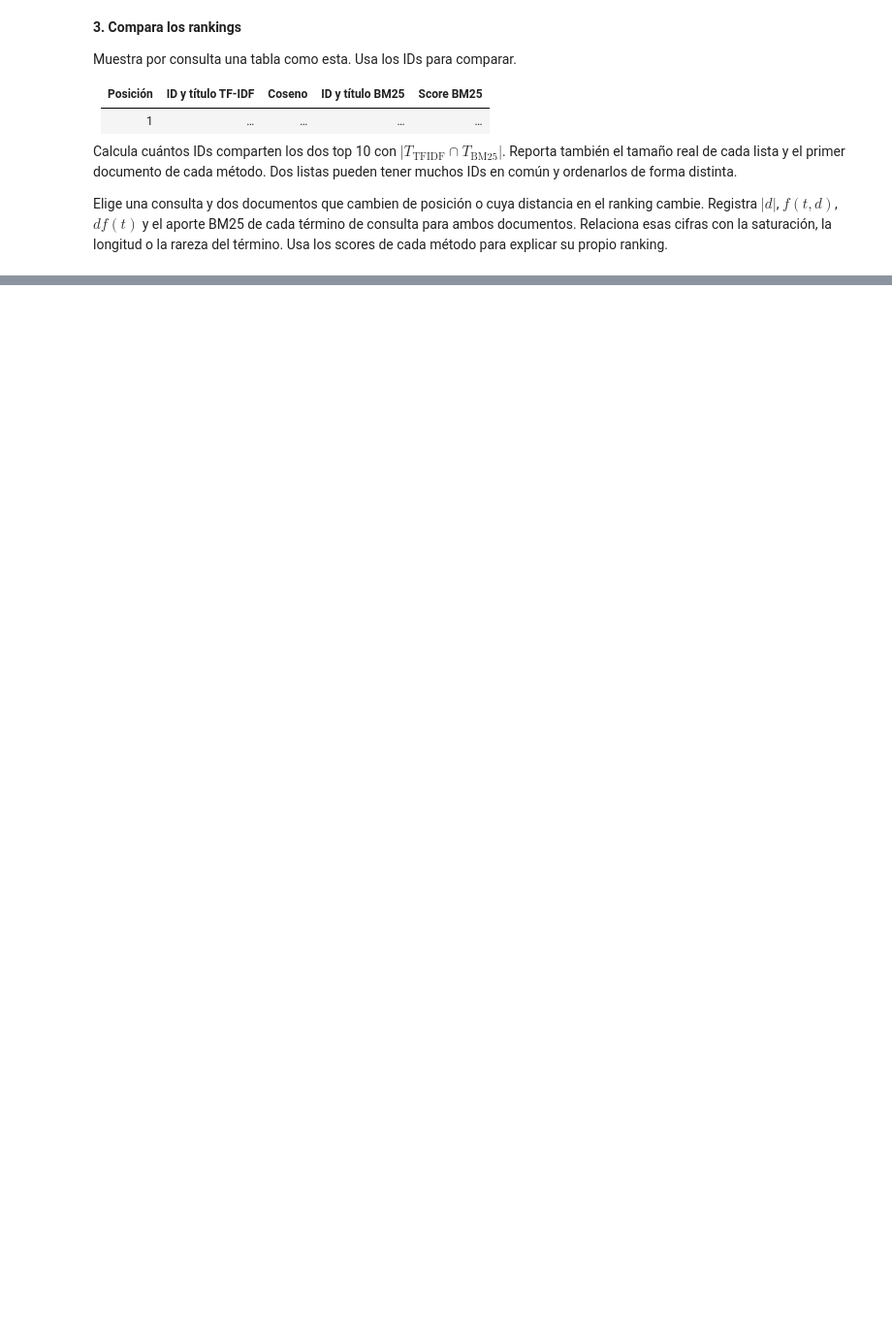
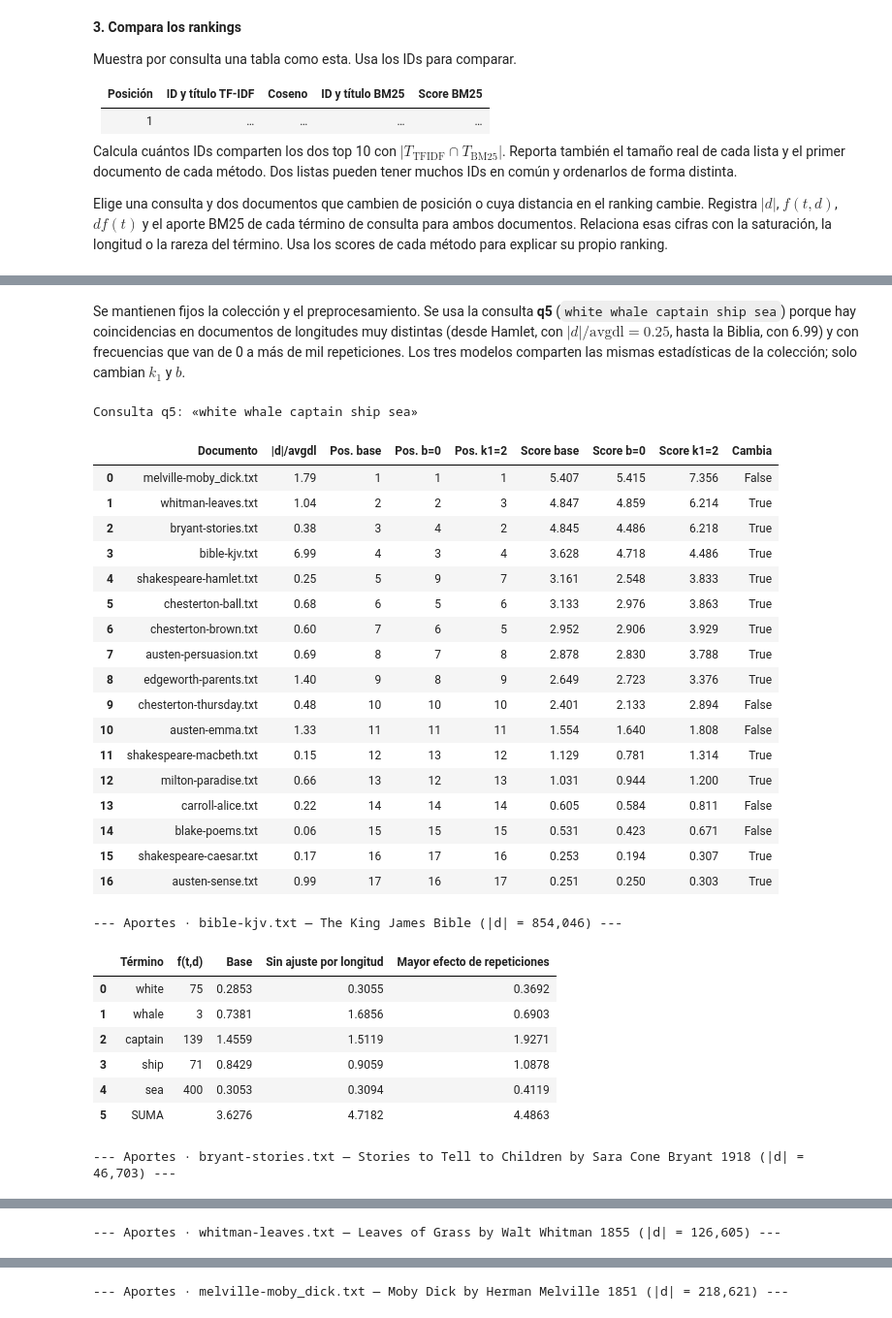
Before and after one commit to Josefu-zero/TAREAS_RECUPERACION_DE_INFO, a Jupyter notebook: 04ModeloProbabilístico/04_bm25.ipynb, the cells around one changed output, grey strips where cells are left out. Shown at 97% size. Saved outputs shown, nothing was run; the diff lists cells and outputs as text; code cells hidden in the pictures; blank space fills up the shorter version.

```diff
--- a/04ModeloProbabilístico/04_bm25.ipynb
+++ b/04ModeloProbabilístico/04_bm25.ipynb
@@ -51,0 +583,77 @@ Muestra las posiciones de los mismos documentos en las tres configuraciones. Si
+# %% [markdown]
+Se mantienen fijos la colección y el preprocesamiento. Se usa la consulta **q5** (`white whale captain ship sea`) porque hay coincidencias en documentos de longitudes muy distintas (desde Hamlet, con $|d|/\text{avgdl}=0.25$, hasta la Biblia, con 6.99) y con frecuencias que van de 0 a más de mil repeticiones. Los tres modelos comparten las mismas estadísticas de la colección; solo cambian $k_1$ y $b$.
+# %%
+# ---- Efecto de k1 y b: colección y preprocesamiento fijos ----
+consulta_par = "q5"
+toks_par = consultas_tokens[consulta_par]
+configs = {
+    "Base (k1=1.2, b=0.75)":              bm25.con_parametros(1.2, 0.75),
+    "Sin ajuste por longitud (b=0)":      bm25.con_parametros(1.2, 0.00),
+    "Mayor efecto de repeticiones (k1=2)": bm25.con_parametros(2.0, 0.75),
+}
+rankings = {n: m.search(toks_par, top_k=N) for n, m in configs.items()}
+posiciones = {n: {d: i + 1 for i, (d, _) in enumerate(r)} for n, r in rankings.items()}
+puntajes = {n: dict(r) for n, r in rankings.items()}
+
+nombres = list(configs)
+orden_base = [d for d, _ in rankings[nombres[0]]]
+tabla_pos = pd.DataFrame({
+    "Documento": orden_base,
+    "|d|/avgdl": [round(bm25.doc_len[d] / bm25.avgdl, 2) for d in orden_base],
+    "Pos. base": [posiciones[nombres[0]][d] for d in orden_base],
+    "Pos. b=0": [posiciones[nombres[1]][d] for d in orden_base],
+    "Pos. k1=2": [posiciones[nombres[2]][d] for d in orden_base],
+    "Score base": [round(puntajes[nombres[0]][d], 3) for d in orden_base],
+    "Score b=0": [round(puntajes[nombres[1]][d], 3) for d in orden_base],
+    "Score k1=2": [round(puntajes[nombres[2]][d], 3) for d in orden_base],
+})
+tabla_pos["Cambia"] = (tabla_pos["Pos. base"] != tabla_pos["Pos. b=0"]) | (tabla_pos["Pos. base"] != tabla_pos["Pos. k1=2"])
+print(f"Consulta {consulta_par}: «{consultas[consulta_par][0]}»")
+display(tabla_pos)
+
+# Aportes por término de documentos seleccionados en las tres configuraciones
+def tabla_aportes(doc_id):
+    filas = []
+    for t in dict.fromkeys(toks_par):
+        fila = {"Término": t, "f(t,d)": bm25.tf[doc_id].get(t, 0)}
+        for n, m in configs.items():
+            fila[n.split(" (")[0]] = round(m.aporte(t, doc_id), 4)
+        filas.append(fila)
+    fila = {"Término": "SUMA", "f(t,d)": ""}
+    for n, m in configs.items():
+        fila[n.split(" (")[0]] = round(m.score_document(toks_par, doc_id), 4)
+    filas.append(fila)
+    return pd.DataFrame(filas)
+
+for d in ["bible-kjv.txt", "bryant-stories.txt", "whitman-leaves.txt", "melville-moby_dick.txt"]:
+    print(f"\n--- Aportes · {etiqueta(d)} (|d| = {bm25.doc_len[d]:,}) ---")
+    display(tabla_aportes(d))
+# %% [output]
+Consulta q5: «white whale captain ship sea»
+|  | Documento | |d|/avgdl | Pos. base | Pos. b=0 | Pos. k1=2 | Score base | Score b=0 | Score k1=2 | Cambia |
+| 0 | melville-moby_dick.txt | 1.79 | 1 | 1 | 1 | 5.407 | 5.415 | 7.356 | False |
+| 1 | whitman-leaves.txt | 1.04 | 2 | 2 | 3 | 4.847 | 4.859 | 6.214 | True |
+| 2 | bryant-stories.txt | 0.38 | 3 | 4 | 2 | 4.845 | 4.486 | 6.218 | True |
+| 3 | bible-kjv.txt | 6.99 | 4 | 3 | 4 | 3.628 | 4.718 | 4.486 | True |
+| 4 | shakespeare-hamlet.txt | 0.25 | 5 | 9 | 7 | 3.161 | 2.548 | 3.833 | True |
+| 5 | chesterton-ball.txt | 0.68 | 6 | 5 | 6 | 3.133 | 2.976 | 3.863 | True |
+| 6 | chesterton-brown.txt | 0.60 | 7 | 6 | 5 | 2.952 | 2.906 | 3.929 | True |
+| 7 | austen-persuasion.txt | 0.69 | 8 | 7 | 8 | 2.878 | 2.830 | 3.788 | True |
+| 8 | edgeworth-parents.txt | 1.40 | 9 | 8 | 9 | 2.649 | 2.723 | 3.376 | True |
+| 9 | chesterton-thursday.txt | 0.48 | 10 | 10 | 10 | 2.401 | 2.133 | 2.894 | False |
+| 10 | austen-emma.txt | 1.33 | 11 | 11 | 11 | 1.554 | 1.640 | 1.808 | False |
+| 11 | shakespeare-macbeth.txt | 0.15 | 12 | 13 | 12 | 1.129 | 0.781 | 1.314 | True |
+| 12 | milton-paradise.txt | 0.66 | 13 | 12 | 13 | 1.031 | 0.944 | 1.200 | True |
+| 13 | carroll-alice.txt | 0.22 | 14 | 14 | 14 | 0.605 | 0.584 | 0.811 | False |
+| 14 | blake-poems.txt | 0.06 | 15 | 15 | 15 | 0.531 | 0.423 | 0.671 | False |
+| 15 | shakespeare-caesar.txt | 0.17 | 16 | 17 | 16 | 0.253 | 0.194 | 0.307 | True |
+| 16 | austen-sense.txt | 0.99 | 17 | 16 | 17 | 0.251 | 0.250 | 0.303 | True |
+--- Aportes · bible-kjv.txt — The King James Bible (|d| = 854,046) ---
+|  | Término | f(t,d) | Base | Sin ajuste por longitud | Mayor efecto de repeticiones |
+| 0 | white | 75 | 0.2853 | 0.3055 | 0.3692 |
+| 1 | whale | 3 | 0.7381 | 1.6856 | 0.6903 |
+| 2 | captain | 139 | 1.4559 | 1.5119 | 1.9271 |
+| 3 | ship | 71 | 0.8429 | 0.9059 | 1.0878 |
+| 4 | sea | 400 | 0.3053 | 0.3094 | 0.4119 |
+| 5 | SUMA |  | 3.6276 | 4.7182 | 4.4863 |
+--- Aportes · bryant-stories.txt — Stories to Tell to Children by Sara Cone Bryant 1918 (|d| = 46,703) ---
@@ -51,0 +667 @@ Muestra las posiciones de los mismos documentos en las tres configuraciones. Si
+--- Aportes · whitman-leaves.txt — Leaves of Grass by Walt Whitman 1855 (|d| = 126,605) ---
@@ -51,0 +675 @@ Muestra las posiciones de los mismos documentos en las tres configuraciones. Si
+--- Aportes · melville-moby_dick.txt — Moby Dick by Herman Melville 1851 (|d| = 218,621) ---
```
Also changed, not shown: parts of 19 cells of this notebook.
